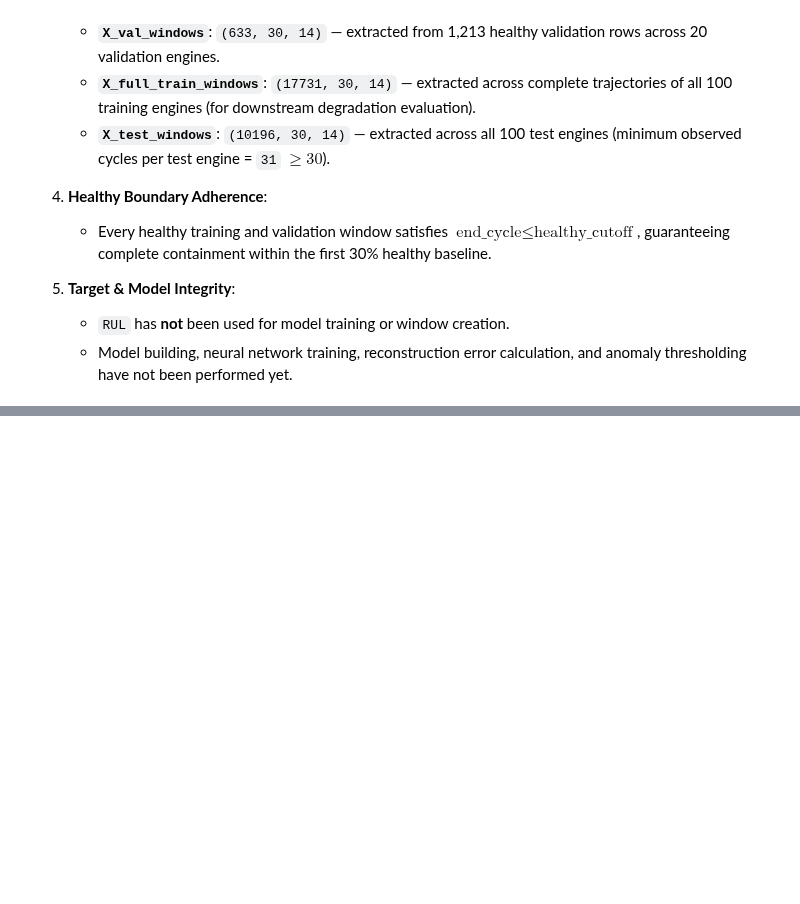
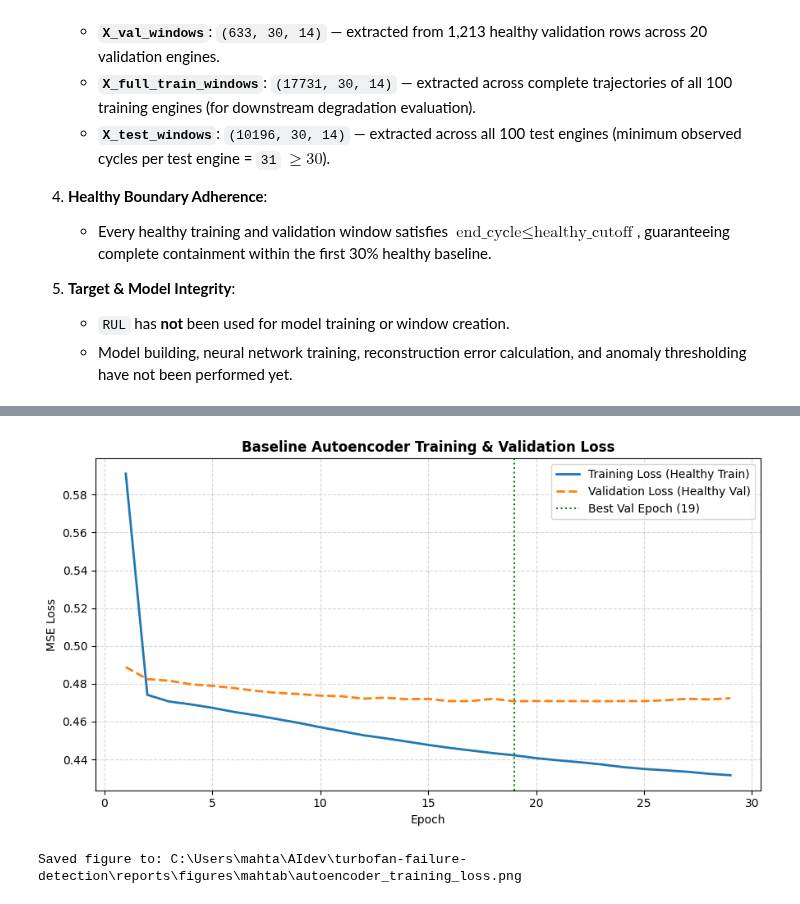
Before and after one commit to spirit-web/turbofan-failure-detection, a Jupyter notebook: notebooks/mahtab_autoencoder.ipynb, the cells around one changed output, grey strips where cells are left out. Saved outputs shown, nothing was run; the diff lists cells and outputs as text; code cells hidden in the pictures; blank space fills up the shorter version.

Commit message:
Add baseline dense autoencoder

```diff
--- a/notebooks/mahtab_autoencoder.ipynb
+++ b/notebooks/mahtab_autoencoder.ipynb
@@ -1166,0 +1202,18 @@ Below is a concise summary of the sequence windowing implementation for dataset
+# %%
+# Flatten 3D windows into 2D matrices for Dense Autoencoder
+X_train_ae = X_train_windows.reshape(len(X_train_windows), -1)
+X_val_ae = X_val_windows.reshape(len(X_val_windows), -1)
+
+print("=== STEP 25: DENSE AUTOENCODER INPUT SHAPES ===")
+print(f"X_train_ae shape : {X_train_ae.shape}")
+print(f"X_val_ae shape   : {X_val_ae.shape}")
+
+# Validation assertions
+assert X_train_ae.shape == (2611, 420), f"Expected (2611, 420), got {X_train_ae.shape}"
+assert X_val_ae.shape == (633, 420), f"Expected (633, 420), got {X_val_ae.shape}"
+assert not np.isnan(X_train_ae).any(), "NaN values found in X_train_ae"
+assert not np.isnan(X_val_ae).any(), "NaN values found in X_val_ae"
+assert not np.isinf(X_train_ae).any(), "Infinite values found in X_train_ae"
+assert not np.isinf(X_val_ae).any(), "Infinite values found in X_val_ae"
+
+print("Dense input shapes and data quality verified: 420 input features per sample, 0 NaNs, 0 Infs.")
@@ -1166,0 +1354,36 @@ Below is a concise summary of the sequence windowing implementation for dataset
+# %%
+train_loss = history.history['loss']
+val_loss = history.history['val_loss']
+epochs_range = range(1, actual_epochs + 1)
+
+best_val_epoch = np.argmin(val_loss) + 1
+best_val_loss = np.min(val_loss)
+
+print("=== STEP 28: LOSS HISTORY STATISTICS ===")
+print(f"First Training Loss      : {train_loss[0]:.6f}")
+print(f"Final Training Loss      : {train_loss[-1]:.6f}")
+print(f"Best Training Loss       : {np.min(train_loss):.6f}")
+print(f"First Validation Loss    : {val_loss[0]:.6f}")
+print(f"Final Validation Loss    : {val_loss[-1]:.6f}")
+print(f"Best Validation Loss     : {best_val_loss:.6f} (Epoch {best_val_epoch})")
+
+# Plot training & validation loss curves
+plt.figure(figsize=(9, 5))
+plt.plot(epochs_range, train_loss, label='Training Loss (Healthy Train)', color='#1f77b4', linewidth=2)
+plt.plot(epochs_range, val_loss, label='Validation Loss (Healthy Val)', color='#ff7f0e', linewidth=2, linestyle='--')
+plt.axvline(best_val_epoch, color='green', linestyle=':', label=f'Best Val Epoch ({best_val_epoch})')
+
+plt.title('Baseline Autoencoder Training & Validation Loss', fontsize=12, fontweight='bold')
+plt.xlabel('Epoch', fontsize=10)
+plt.ylabel('MSE Loss', fontsize=10)
+plt.legend(loc='upper right')
+plt.grid(True, linestyle='--', alpha=0.5)
+plt.tight_layout()
+
+# Save figure
+loss_fig_path = figures_dir / 'autoencoder_training_loss.png'
+plt.savefig(loss_fig_path, dpi=300)
+plt.show()
+
+print(f"Saved figure to: {loss_fig_path}")
+# %% [output]
@@ -1166,0 +1397,2 @@ Below is a concise summary of the sequence windowing implementation for dataset
+[figure, added]
+Saved figure to: C:\Users\mahta\AIdev\turbofan-failure-detection\reports\figures\mahtab\autoencoder_training_loss.png
```
Also changed, not shown: parts of 17 cells of this notebook, 2 other files.
